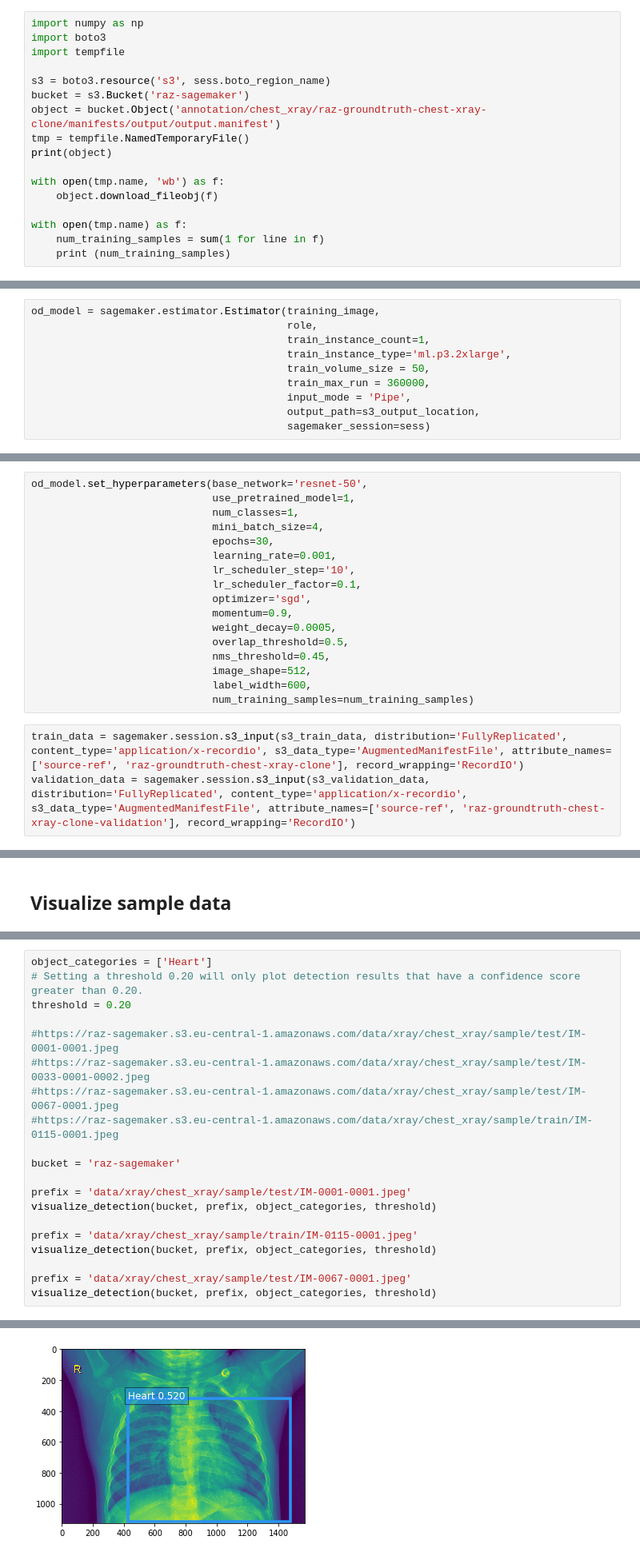
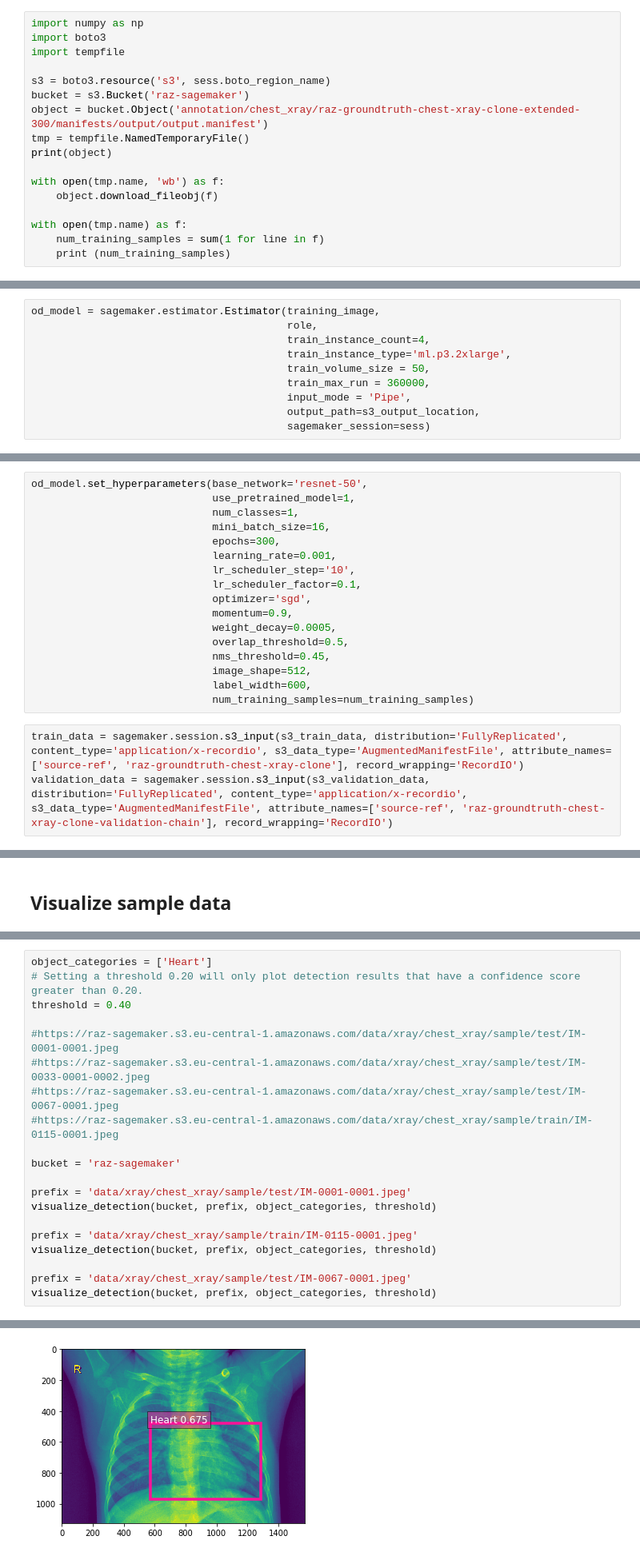
Before and after one commit to ionasec/sagemaker, a Jupyter notebook: objectdetection-chestxray.ipynb, the cells around one changed output, grey strips where cells are left out. Shown: that part at 80% size. Saved outputs shown, nothing was run; the diff lists cells and outputs as text.

Commit message:
training with larger dataset , 300 epoches and 4 instances

```diff
--- a/objectdetection-chestxray.ipynb
+++ b/objectdetection-chestxray.ipynb
@@ -55,7 +55,7 @@ import tempfile
 
 s3 = boto3.resource('s3', sess.boto_region_name)
 bucket = s3.Bucket('raz-sagemaker')
-object = bucket.Object('annotation/chest_xray/raz-groundtruth-chest-xray-clone/manifests/output/output.manifest')
+object = bucket.Object('annotation/chest_xray/raz-groundtruth-chest-xray-clone-extended-300/manifests/output/output.manifest')
 tmp = tempfile.NamedTemporaryFile()
 print(object)
 
@@ -71,7 +71,7 @@ s3.Object(bucket_name='raz-sagemaker', key='annotation/chest_xray/raz-groundtrut
 # %%
 od_model = sagemaker.estimator.Estimator(training_image,
                                          role,
-                                         train_instance_count=1,
+                                         train_instance_count=4,
                                          train_instance_type='ml.p3.2xlarge',
                                          train_volume_size = 50,
                                          train_max_run = 360000,
@@ -91,8 +91,8 @@ https://docs.aws.amazon.com/sagemaker/latest/dg/object-detection-api-config.html
 od_model.set_hyperparameters(base_network='resnet-50',
                              use_pretrained_model=1,
                              num_classes=1,
-                             mini_batch_size=4,
-                             epochs=30,
+                             mini_batch_size=16,
+                             epochs=300,
                              learning_rate=0.001,
                              lr_scheduler_step='10',
                              lr_scheduler_factor=0.1,
@@ -106,7 +106,7 @@ od_model.set_hyperparameters(base_network='resnet-50',
                              num_training_samples=num_training_samples)
 # %%
 train_data = sagemaker.session.s3_input(s3_train_data, distribution='FullyReplicated', content_type='application/x-recordio', s3_data_type='AugmentedManifestFile', attribute_names=['source-ref', 'raz-groundtruth-chest-xray-clone'], record_wrapping='RecordIO')
-validation_data = sagemaker.session.s3_input(s3_validation_data, distribution='FullyReplicated', content_type='application/x-recordio', s3_data_type='AugmentedManifestFile', attribute_names=['source-ref', 'raz-groundtruth-chest-xray-clone-validation'], record_wrapping='RecordIO')
+validation_data = sagemaker.session.s3_input(s3_validation_data, distribution='FullyReplicated', content_type='application/x-recordio', s3_data_type='AugmentedManifestFile', attribute_names=['source-ref', 'raz-groundtruth-chest-xray-clone-validation-chain'], record_wrapping='RecordIO')
 # %% [output]
 WARNING:sagemaker:'s3_input' class will be renamed to 'TrainingInput' in SageMaker Python SDK v2.
 WARNING:sagemaker:'s3_input' class will be renamed to 'TrainingInput' in SageMaker Python SDK v2.
@@ -288,7 +277,7 @@ def visualize_detection(bucket, file, classes=[], thresh=0.6):
 # %%
 object_categories = ['Heart']
 # Setting a threshold 0.20 will only plot detection results that have a confidence score greater than 0.20.
-threshold = 0.20
+threshold = 0.40
 
 #https://raz-sagemaker.s3.eu-central-1.amazonaws.com/data/xray/chest_xray/sample/test/IM-0001-0001.jpeg
 #https://raz-sagemaker.s3.eu-central-1.amazonaws.com/data/xray/chest_xray/sample/test/IM-0033-0001-0002.jpeg
@@ -317,4 +306,4 @@ s3.Object(bucket_name='raz-sagemaker', key='data/xray/chest_xray/sample/test/IM-
-[figure, old version]
+[figure, new version]
 # %% [markdown]
 ## Delete the Endpoint
 Having an endpoint running will incur some costs. Therefore as a clean-up job, we should delete the endpoint.
```
Also changed, not shown: parts of 7 cells of this notebook.
